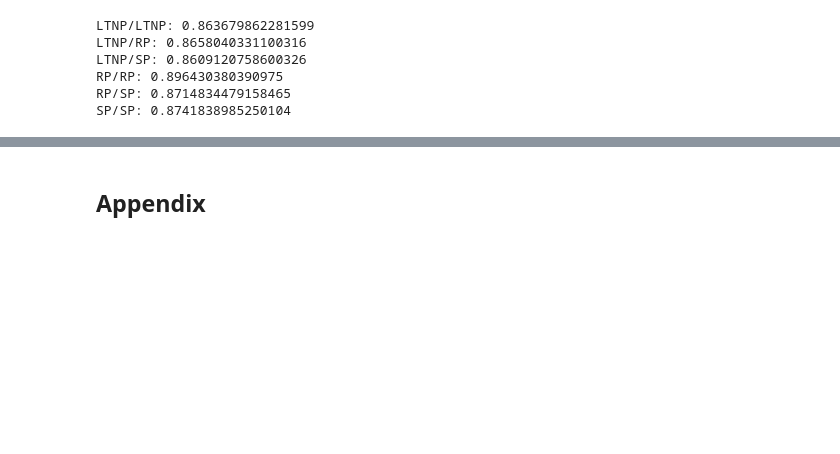
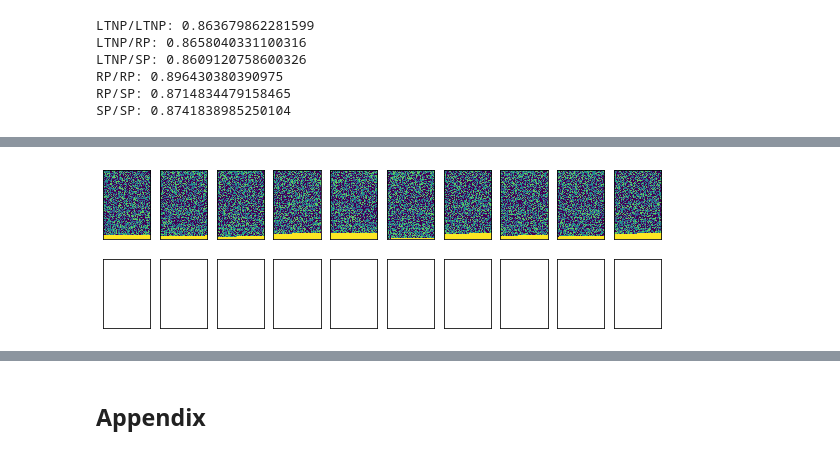
Before and after one commit to AbdallahAboelela/CCTS40500_, a Jupyter notebook: finals/final.ipynb, the cells around one changed output, grey strips where cells are left out. Cells and saved outputs as stored; diff of their text form; code cells hidden in the pictures; blank space fills up the shorter version.

```diff
--- a/finals/final.ipynb
+++ b/finals/final.ipynb
@@ -260,0 +306,24 @@ REAL SP/ GENERATED SP: 0.5441571744947439
+# %%
+vae = Model(x, x_decoded_mean)
+
+# encoder, from inputs to latent space
+encoder = Model(x, z_mean)
+
+# generator, from latent space to reconstructed inputs
+decoder_input = Input(shape=(latent_dim,))
+_h_decoded = decoder_h(decoder_input)
+_x_decoded_mean = decoder_mean(_h_decoded)
+generator = Model(decoder_input, _x_decoded_mean)
+# %%
+def vae_loss(x, x_decoded_mean):
+    xent_loss = objectives.binary_crossentropy(x, x_decoded_mean)
+    kl_loss = - 0.5 * K.mean(1 + z_log_sigma - K.square(z_mean) - K.exp(z_log_sigma), axis=-1)
+    return xent_loss + kl_loss
+
+vae.compile(optimizer='adam', loss=vae_loss)
+# %%
+vae.fit(X_train, X_train,
+        shuffle=True,
+        epochs=epochs,
+        batch_size=batch_size,
+        validation_data=(X_test, X_test))
@@ -260,0 +349,4 @@ REAL SP/ GENERATED SP: 0.5441571744947439
+# %%
+# Why are all the losses nan???
+decoded_imgs = pd.DataFrame(vae.predict(X_test, batch_size = batch_size))
+vae_decoded = pd.concat([y_test, decoded_imgs], axis = 1)
@@ -260,0 +374,16 @@ REAL SP/ GENERATED SP: 0.5441571744947439
+# %%
+n = 10
+plt.figure(figsize=(10, 3))
+for i in range(n):
+    ax = plt.subplot(2, n, i + 1)
+    plt.imshow(np.array(X_test.iloc[i]).reshape(120, 82))
+    ax.get_xaxis().set_visible(False)
+    ax.get_yaxis().set_visible(False)
+
+    ax = plt.subplot(2, n, i + 1 + n)
+    plt.imshow(np.array(decoded_imgs.iloc[i]).reshape(120, 82))
+    ax.get_xaxis().set_visible(False)
+    ax.get_yaxis().set_visible(False)
+plt.show()
+# %% [output]
+[figure, added]
```
Also changed, not shown: parts of 30 cells of this notebook.
